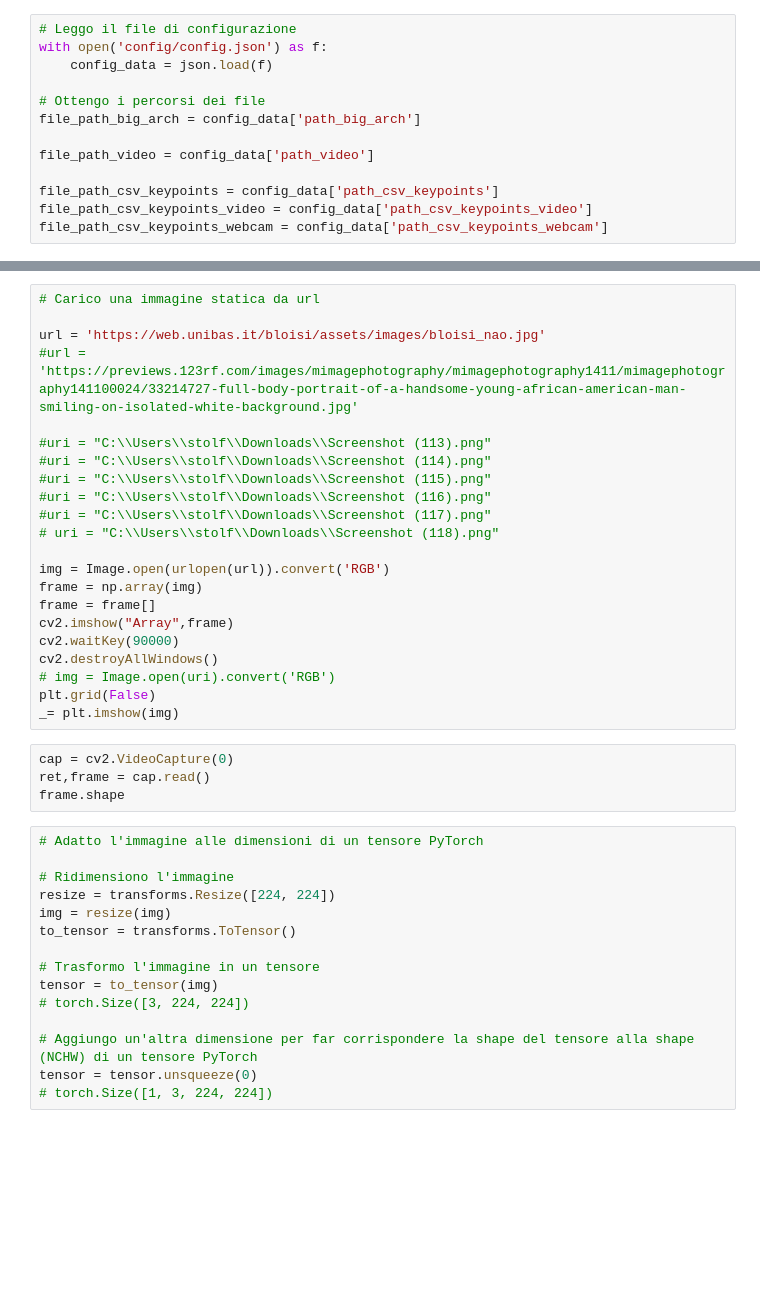
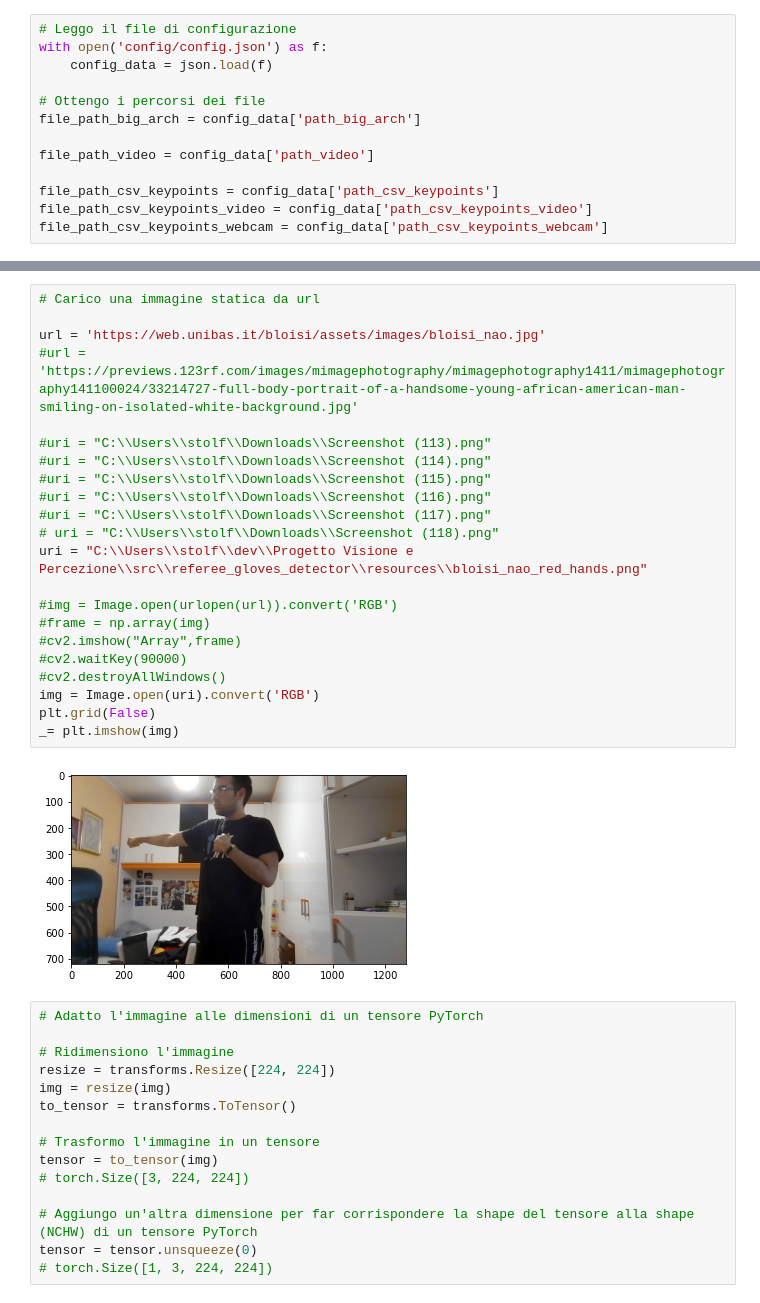
Before and after one commit to NabboGamer/progetto-visione-percezione, a Jupyter notebook: keypoints-register.ipynb, the cells around one changed output, grey strips where cells are left out. Drawn from its saved outputs; the diff is of its cells as text; blank space fills up the shorter version.

```diff
--- a/keypoints-register.ipynb
+++ b/keypoints-register.ipynb
@@ -60,29 +62,27 @@ model.load_state_dict(torch.load(file_path_big_arch, map_location=cc.config["dev
 # %%
 # Carico una immagine statica da url
 
 url = 'https://web.unibas.it/bloisi/assets/images/bloisi_nao.jpg'
 #url = 'https://previews.123rf.com/images/mimagephotography/mimagephotography1411/mimagephotography141100024/33214727-full-body-portrait-of-a-handsome-young-african-american-man-smiling-on-isolated-white-background.jpg'
 
 #uri = "C:\\Users\\stolf\\Downloads\\Screenshot (113).png"
 #uri = "C:\\Users\\stolf\\Downloads\\Screenshot (114).png"
 #uri = "C:\\Users\\stolf\\Downloads\\Screenshot (115).png"
 #uri = "C:\\Users\\stolf\\Downloads\\Screenshot (116).png"
 #uri = "C:\\Users\\stolf\\Downloads\\Screenshot (117).png"
 # uri = "C:\\Users\\stolf\\Downloads\\Screenshot (118).png"
+uri = "C:\\Users\\stolf\\dev\\Progetto Visione e Percezione\\src\\referee_gloves_detector\\resources\\bloisi_nao_red_hands.png"
 
-img = Image.open(urlopen(url)).convert('RGB')
-frame = np.array(img)
-frame = frame[]
-cv2.imshow("Array",frame)
-cv2.waitKey(90000)
-cv2.destroyAllWindows()
-# img = Image.open(uri).convert('RGB')
+#img = Image.open(urlopen(url)).convert('RGB')
+#frame = np.array(img)
+#cv2.imshow("Array",frame)
+#cv2.waitKey(90000)
+#cv2.destroyAllWindows()
+img = Image.open(uri).convert('RGB')
 plt.grid(False)
 _= plt.imshow(img)
+# %% [output]
+[figure, added]
-# %%
-cap = cv2.VideoCapture(0)
-ret,frame = cap.read()
-frame.shape
 # %%
 # Adatto l'immagine alle dimensioni di un tensore PyTorch
 
```
Also changed, not shown: parts of 4 cells of this notebook, 2 other files.
